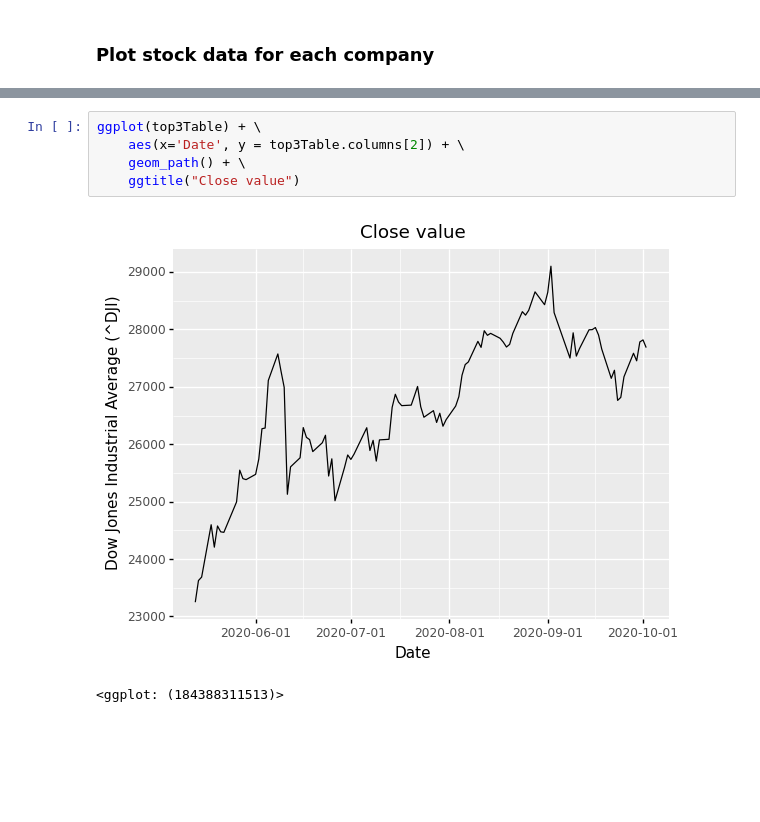
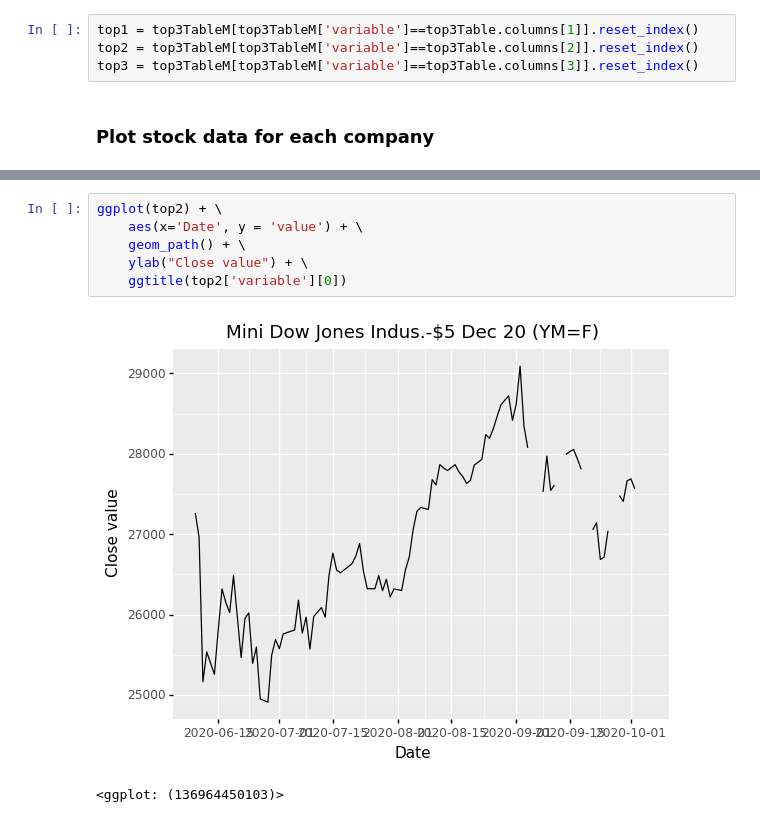
Before and after one commit to Gares95/WebScraper, a Jupyter notebook: main.ipynb, the cells around one changed output, grey strips where cells are left out. Saved outputs shown, nothing was run; the diff lists cells and outputs as text; blank space fills up the shorter version.

Commit message:
Updated Jupyter Notebook with main & fixed indexes

```diff
--- a/main.ipynb
+++ b/main.ipynb
@@ -29,3 +35,7 @@ top3Table = give_me_top3data(urls)
+# %%
+top1 = top3TableM[top3TableM['variable']==top3Table.columns[1]].reset_index()
+top2 = top3TableM[top3TableM['variable']==top3Table.columns[2]].reset_index()
+top3 = top3TableM[top3TableM['variable']==top3Table.columns[3]].reset_index()
 # %% [markdown]
 ### Plot stock data for each company
 # %%
@@ -39,9 +50,10 @@ ggplot(top3Table) + \
 # %%
-ggplot(top3Table) + \
-    aes(x='Date', y = top3Table.columns[2]) + \
+ggplot(top2) + \
+    aes(x='Date', y = 'value') + \
     geom_path() + \
-    ggtitle("Close value")
+    ylab("Close value") + \
+    ggtitle(top2['variable'][0])
 # %% [output]
-[figure, old version]
+[figure, new version]
-<ggplot: (184388311513)>
+<ggplot: (136964450103)>
 # %%
```
Also changed, not shown: parts of 11 cells of this notebook, 3 other files.
